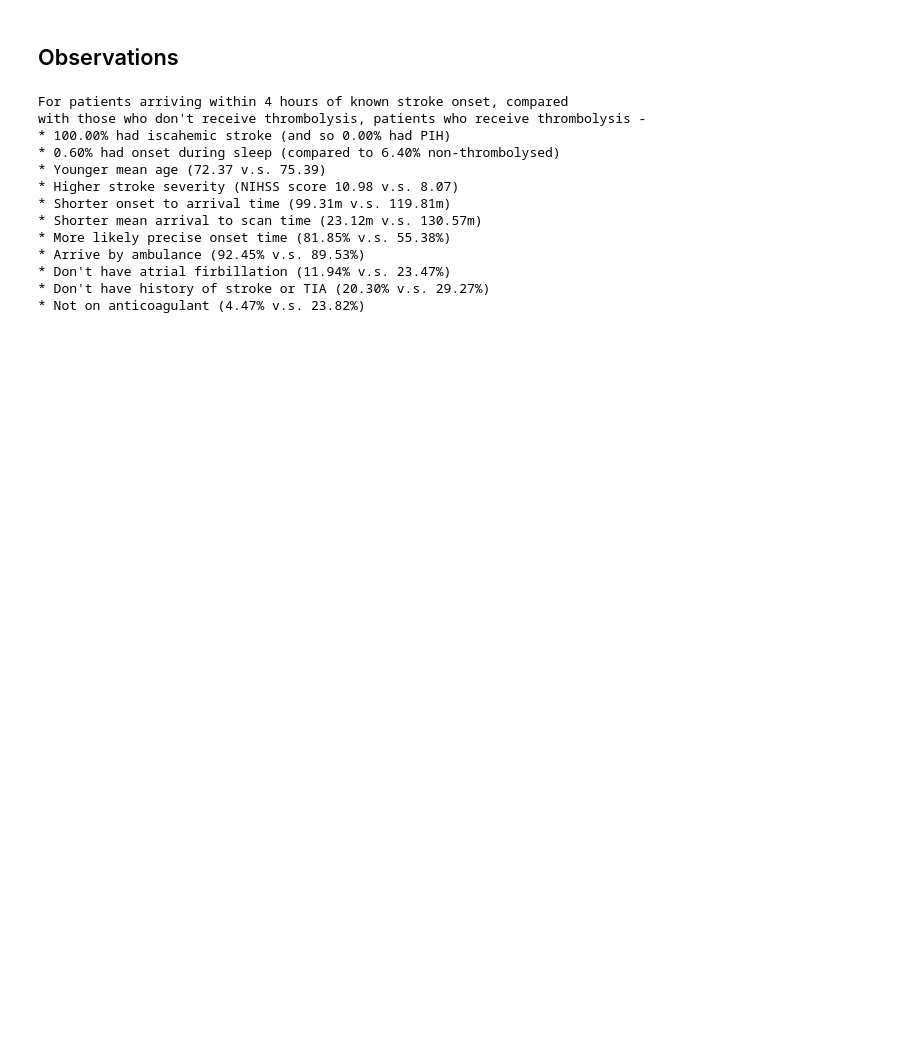
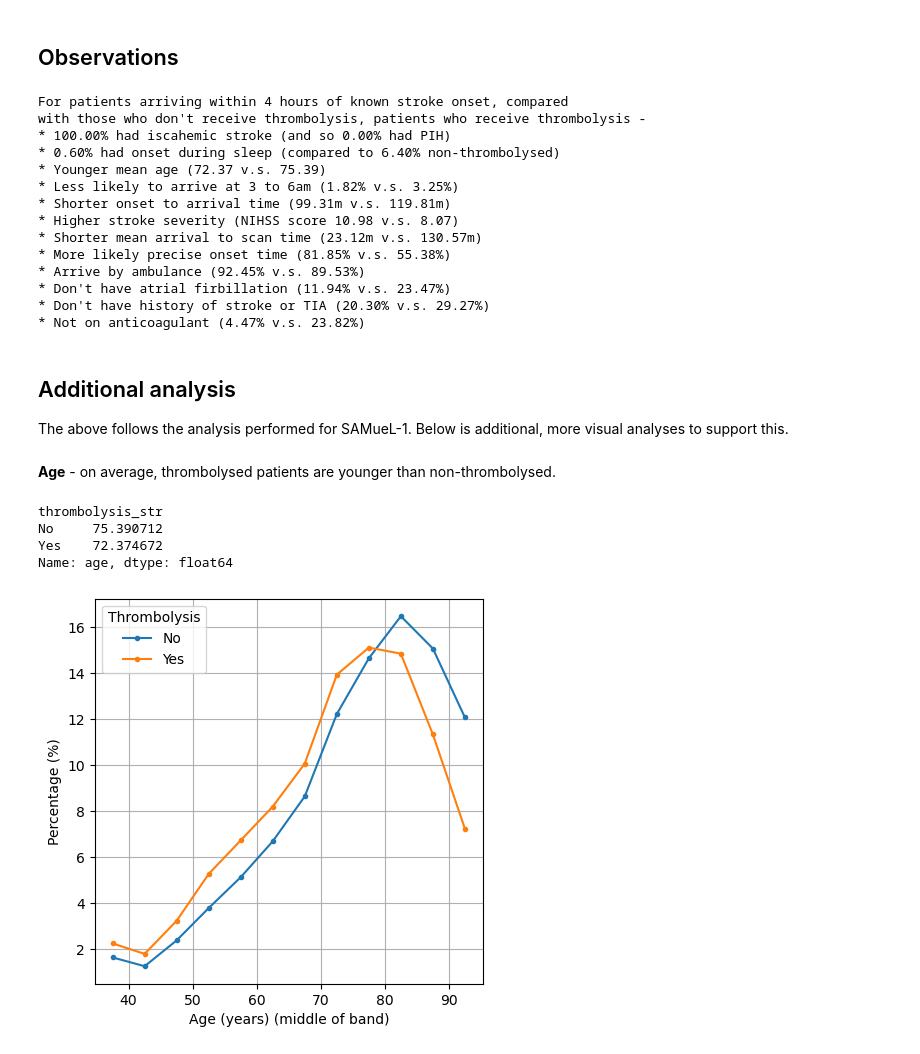
Before and after one commit to samuel-book/samuel_2_data_prep, a Jupyter notebook: descriptive_statistics/sam1_compare_by_thrombolysis.ipynb, the cells around one changed output. Cells and saved outputs as stored; diff of their text form; code cells hidden in the pictures; blank space fills up the shorter version.

Commit message:
Added visual version of analysis in addition to the stuff copied from SAMueL1 (series of plots, often including more insight into distribution of results)

```diff
--- a/descriptive_statistics/sam1_compare_by_thrombolysis.ipynb
+++ b/descriptive_statistics/sam1_compare_by_thrombolysis.ipynb
@@ -155,6 +168,8 @@ ivt_age = summary.loc['age', 'thrombolysed']
 non_age = summary.loc['age', 'non_thrombolysed']
 ivt_arr = summary.loc['onset_to_arrival_time', 'thrombolysed']
 non_arr = summary.loc['onset_to_arrival_time', 'non_thrombolysed']
+ivt_3_6 = summary.loc['arrive_3_to_6', 'thrombolysed']*100
+non_3_6 = summary.loc['arrive_3_to_6', 'non_thrombolysed']*100
 ivt_sev = summary.loc['stroke_severity', 'thrombolysed']
 non_sev = summary.loc['stroke_severity', 'non_thrombolysed']
 ivt_sca = summary.loc['arrival_to_scan_time', 'thrombolysed']
@@ -180,8 +195,9 @@ with those who don't receive thrombolysis, patients who receive thrombolysis -
 * {ivt_sleep:.2f}% had onset during sleep '''
       f'''(compared to {non_sleep:.2f}% non-thrombolysed)
 * Younger mean age ({ivt_age:.2f} v.s. {non_age:.2f})
+* Less likely to arrive at 3 to 6am ({ivt_3_6:.2f}% v.s. {non_3_6:.2f}%)
+* Shorter onset to arrival time ({ivt_arr:.2f}m v.s. {non_arr:.2f}m)
 * Higher stroke severity (NIHSS score {ivt_sev:.2f} v.s. {non_sev:.2f})
-* Shorter onset to arrival time ({ivt_arr:.2f}m v.s. {non_arr:.2f}m)
 * Shorter mean arrival to scan time ({ivt_sca:.2f}m v.s. {non_sca:.2f}m)
 * More likely precise onset time ({ivt_pre:.2f}% v.s. {non_pre:.2f}%)
 * Arrive by ambulance ({ivt_amb:.2f}% v.s. {non_amb:.2f}%)
@@ -195,11 +211,16 @@ with those who don't receive thrombolysis, patients who receive thrombolysis -
 * 100.00% had iscahemic stroke (and so 0.00% had PIH)
 * 0.60% had onset during sleep (compared to 6.40% non-thrombolysed)
 * Younger mean age (72.37 v.s. 75.39)
+* Less likely to arrive at 3 to 6am (1.82% v.s. 3.25%)
+* Shorter onset to arrival time (99.31m v.s. 119.81m)
 * Higher stroke severity (NIHSS score 10.98 v.s. 8.07)
-* Shorter onset to arrival time (99.31m v.s. 119.81m)
 * Shorter mean arrival to scan time (23.12m v.s. 130.57m)
 * More likely precise onset time (81.85% v.s. 55.38%)
 * Arrive by ambulance (92.45% v.s. 89.53%)
 * Don't have atrial firbillation (11.94% v.s. 23.47%)
 * Don't have history of stroke or TIA (20.30% v.s. 29.27%)
 * Not on anticoagulant (4.47% v.s. 23.82%)
+# %% [markdown]
+## Additional analysis
+
+The above follows the analysis performed for SAMueL-1. Below is additional, more visual analyses to support this.
@@ -205,0 +299,13 @@ with those who don't receive thrombolysis, patients who receive thrombolysis -
+# %% [markdown]
+**Age** - on average, thrombolysed patients are younger than non-thrombolysed.
+# %%
+plot_by_thrombolysis(kind='line',
+                     column='age',
+                     label='Age (years) (middle of band)',
+                     mean=True)
+# %% [output]
+thrombolysis_str
+No     75.390712
+Yes    72.374672
+Name: age, dtype: float64
+[figure, added]
```
Also changed, not shown: parts of 47 cells of this notebook.
